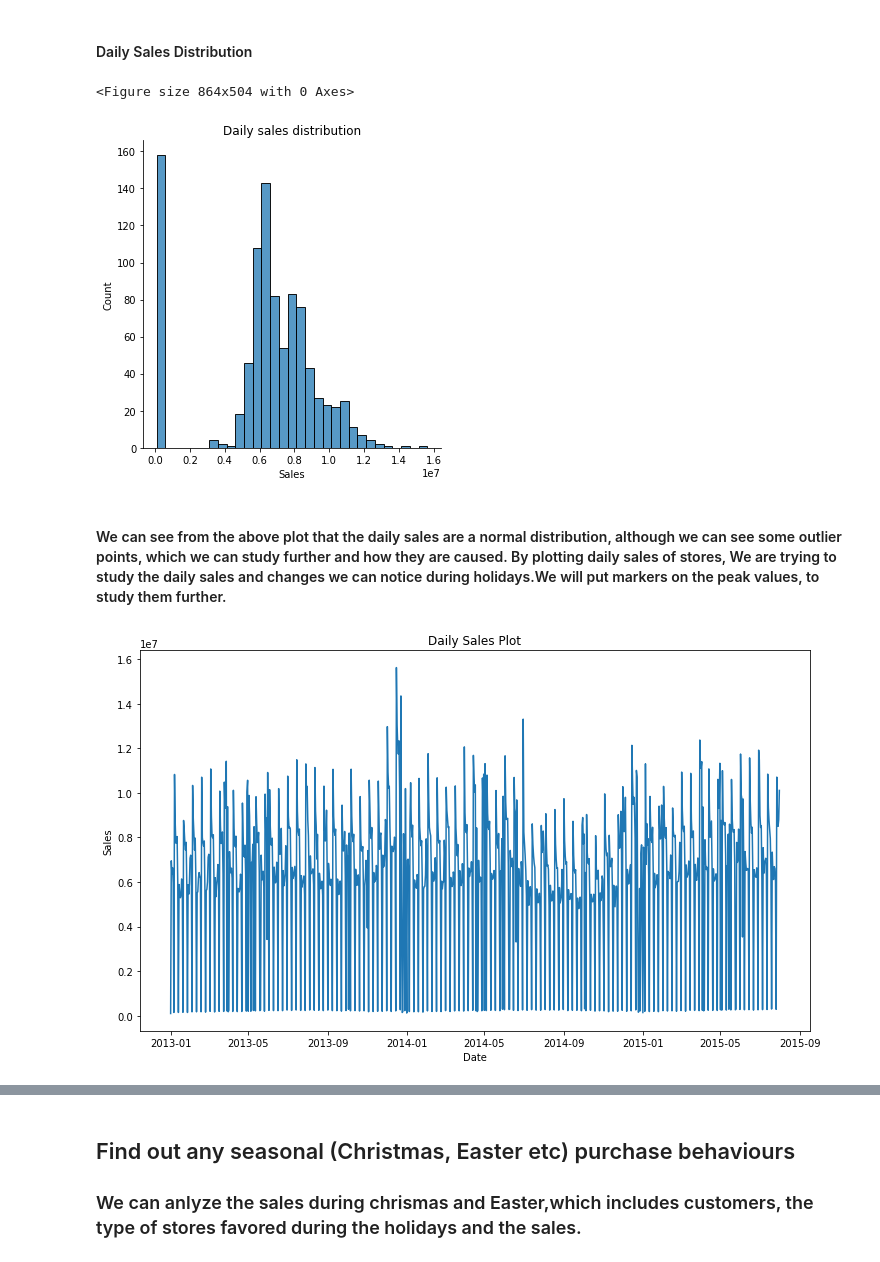
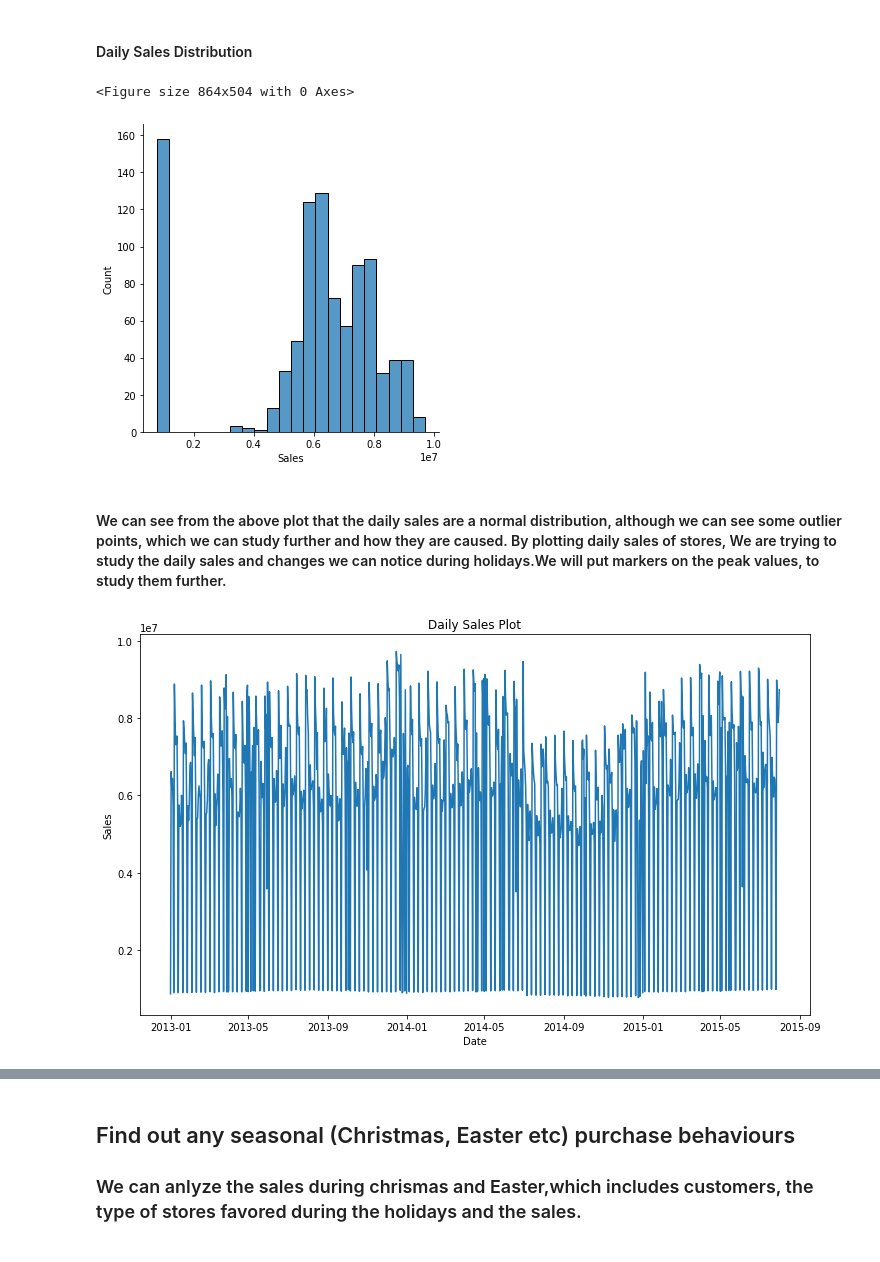
Before and after one commit to DiboraHaile/Pharmaceutical-Sales-prediction-across-multiple-stores, a Jupyter notebook: notebooks/exploration_of_customer_behaviors.ipynb, the cells around one changed output, grey strips where cells are left out. Drawn from its saved outputs; the diff is of its cells as text; code cells hidden in the pictures.

Commit message:
handle outlier points

```diff
--- a/notebooks/exploration_of_customer_behaviors.ipynb
+++ b/notebooks/exploration_of_customer_behaviors.ipynb
@@ -187,0 +198,4 @@ memory usage: 2.5+ MB
+# %%
+sales_dec = df_train['Sales'].quantile(0.17)
+sales_qua = df_train['Sales'].quantile(0.83)
+sales_dec,sales_qua
@@ -187,0 +204,5 @@ memory usage: 2.5+ MB
+# %%
+df_train_outliers_handled = df_train.copy()
+df_train_outliers_handled["Sales"] = np.where(df_train_outliers_handled["Sales"] < sales_dec, sales_dec,df_train_outliers_handled["Sales"])
+df_train_outliers_handled["Sales"] = np.where(df_train_outliers_handled["Sales"] >sales_qua, sales_qua,df_train_outliers_handled["Sales"])
+df_train_outliers_handled
@@ -206,7 +254,7 @@ df_test_stores = df_test.groupby("Store")
 #### study which dates are holidays
 # %%
 
-df_holidays = df_train.query('StateHoliday != "0"')
+df_holidays = df_train_outliers_handled.query('StateHoliday != "0"')
 # getting the dates for the holidays in the above dataframe
 df_holidays_dates = df_holidays.drop_duplicates('Date')
 
@@ -236,7 +284,7 @@ df_holidays_dates
 easter_beginings = df_holidays_dates.query("StateHoliday == 'b' & DayOfWeek == 5")['Date'].dt.date.tolist()
 
 # Add a column that states if a date is during, after or during a chrismas or easter holiday
-df_train_copy = df_train.copy()
+df_train_copy = df_train_outliers_handled.copy()
 df_train_copy.loc[:,"Holiday_season"] = "not_around_holiday"
 
 for year in range(2013,2016):
@@ -276,19 +324,19 @@ visualize.catplot(df_train_copy,y="Sales",x="Holiday_season",kind="box",title="S
 # %% [markdown]
 #### Daily Sales Distribution
 # %%
-df_daily_sales = df_train.groupby(pd.Grouper(key='Date', axis=0,freq='D')).sum()
-visualize.displot(df_daily_sales,x="Sales",title="Daily sales distribution")
+df_daily_sales = df_train_copy.groupby(pd.Grouper(key='Date', axis=0,freq='D')).sum()
+visualize.displot(df_daily_sales,x="Sales")
 # df_daily_sales.sort_values(by="Sales",ascending=False).reset_index().head(10)
 # %% [output]
 <Figure size 864x504 with 0 Axes>
-[figure, old version]
+[figure, new version]
 # %% [markdown]
 #### We can see from the above plot that the daily sales are a normal distribution, although we can see some outlier points, which we can study further and how they are caused. By plotting daily sales of stores, We are trying to study the daily sales and changes we can notice during holidays.We will put markers on the peak values, to study them further.
 # %%
 # Daily Sales Plot
-visualize.lineplot(df_daily_sales,y="Sales",x="Date",title="Daily Sales Plot")
+visualize.lineplot(df_daily_sales.head(10000),y="Sales",x="Date",title="Daily Sales Plot")
 # %% [output]
-[figure, old version]
+[figure, new version]
 # %%
 # Get Total monthly sales
 monthly_total_sales = df_train_copy.groupby(pd.Grouper(key='Date', axis=0,freq='M')).sum()
```
Also changed, not shown: parts of 20 cells of this notebook.
